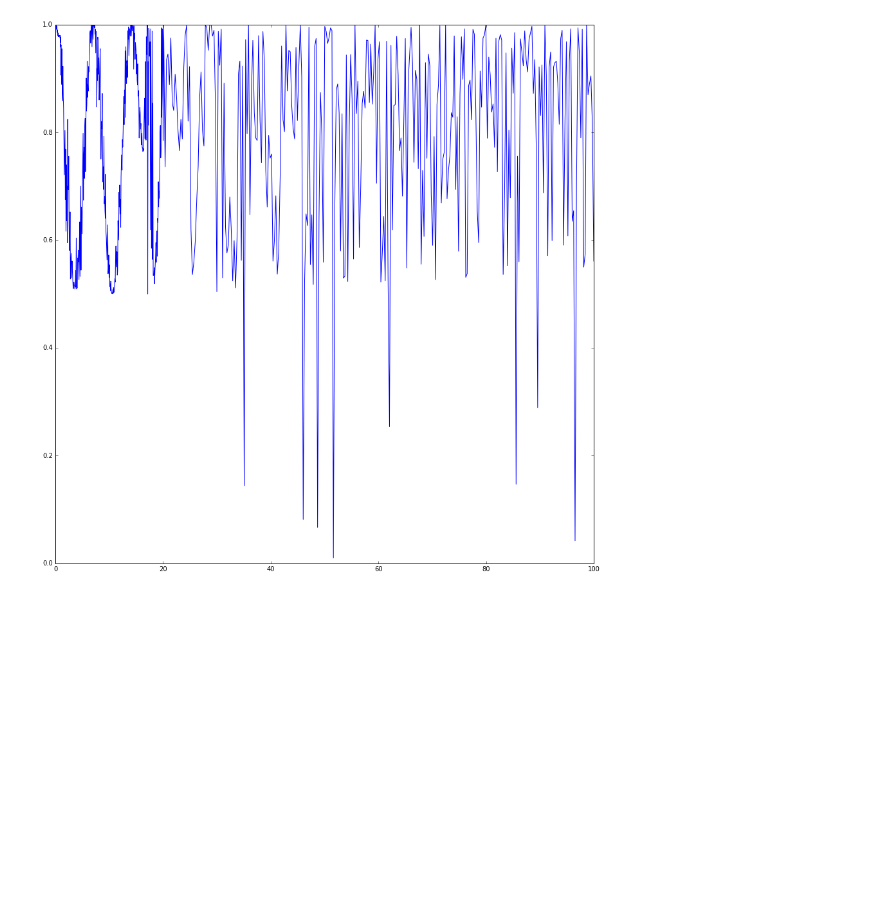
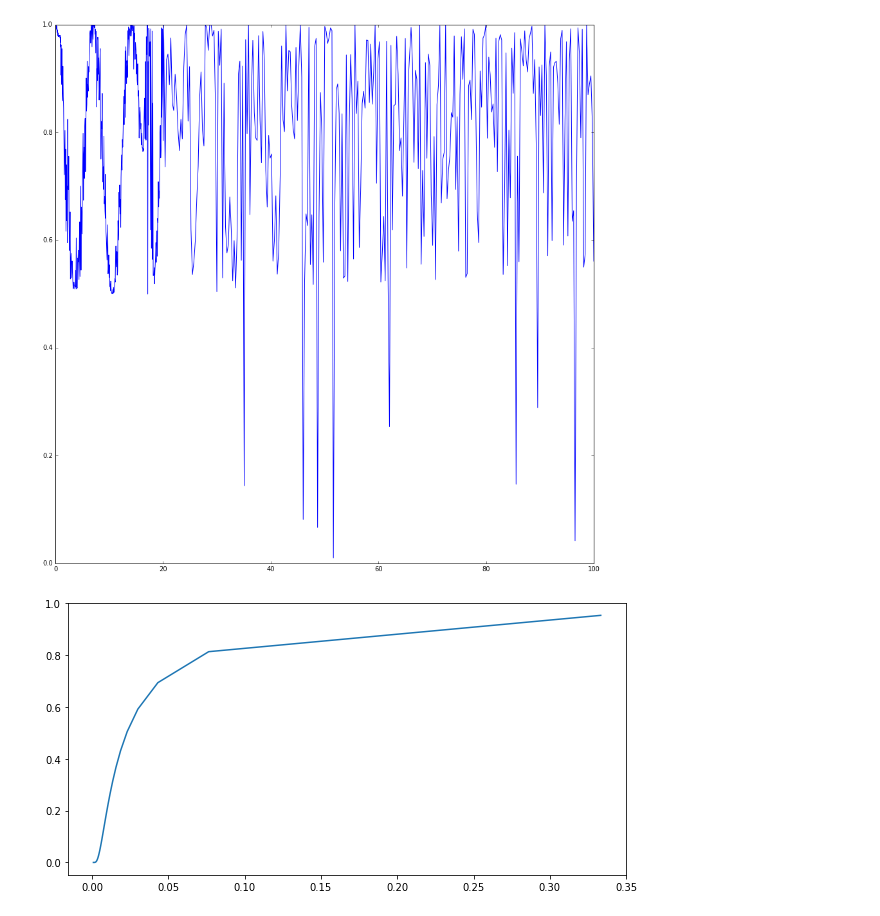
Before and after one commit to oryonatan/qutip, a Jupyter notebook: dorit/fast_diabatic/13.8.17 simulate original grover problem.ipynb, the cells around one changed output. Cells and saved outputs as stored; diff of their text form; code cells hidden in the pictures; blank space fills up the shorter version.

```diff
--- a/dorit/fast_diabatic/13.8.17 simulate original grover problem.ipynb
+++ b/dorit/fast_diabatic/13.8.17 simulate original grover problem.ipynb
@@ -180,4 +200,17 @@ plt.plot(omegas,A)
 plt.show()
 # %% [output]
 [figure]
+# %%
+epsilon0 = 0.1
+A = 1
+delta = 0.1
+vs = A*omegas *np.sqrt(1-(epsilon0/A)**2)
+ds = delta**2 / (4*vs)
+lzs = np.exp(-2*np.pi*ds)
+# plt.plot(omegas,vs)
+# plt.plot(omegas,ds)
+plt.plot(omegas,lzs)
+plt.show()
+# %% [output]
+[figure, added]
 # %%
```
Also changed, not shown: parts of 19 cells of this notebook.
